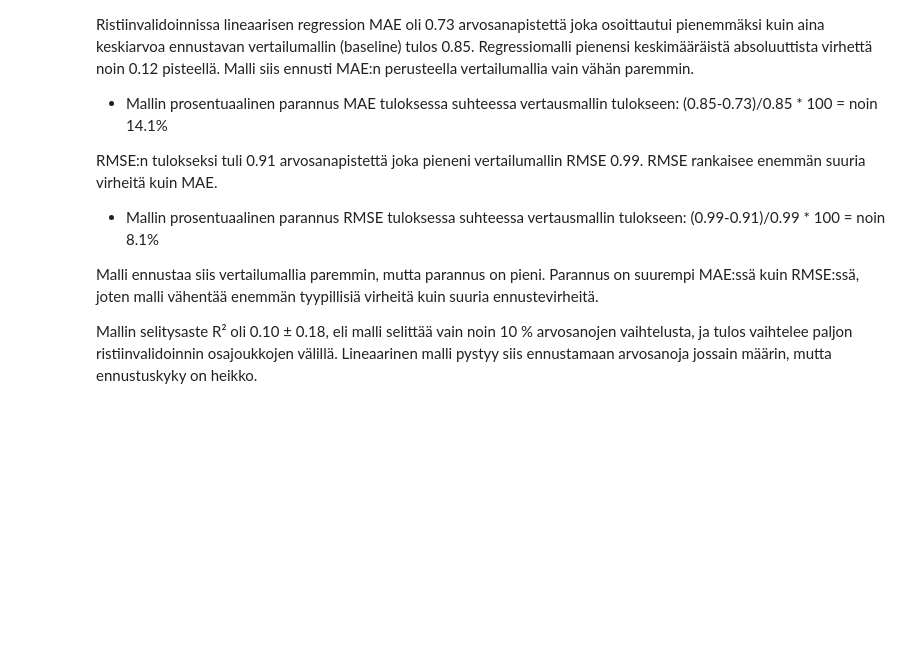
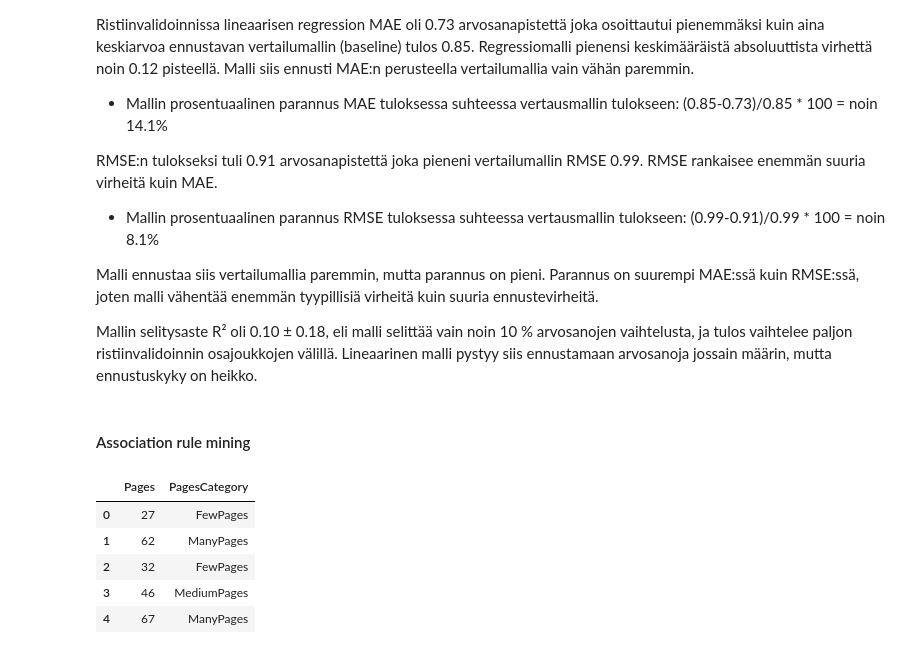
Before and after one commit to Jere-4/MachineLearningProject, a Jupyter notebook: project/thesis_grades.ipynb, the cells around one changed output. Cells and saved outputs as stored; diff of their text form; code cells hidden in the pictures; blank space fills up the shorter version.

Commit message:
Added association rule mining

```diff
--- a/project/thesis_grades.ipynb
+++ b/project/thesis_grades.ipynb
@@ -237,3 +237,19 @@ RMSE:n tulokseksi tuli 0.91 arvosanapistettä joka pieneni vertailumallin RMSE 0
 Malli ennustaa siis vertailumallia paremmin, mutta parannus on pieni. Parannus on suurempi MAE:ssä kuin RMSE:ssä, joten malli vähentää enemmän tyypillisiä virheitä kuin suuria ennustevirheitä.
 
 Mallin selitysaste R² oli 0.10 ± 0.18, eli malli selittää vain noin 10 % arvosanojen vaihtelusta, ja tulos vaihtelee paljon ristiinvalidoinnin osajoukkojen välillä. Lineaarinen malli pystyy siis ennustamaan arvosanoja jossain määrin, mutta ennustuskyky on heikko.
+# %% [markdown]
+#### Association rule mining
+# %%
+df["PagesCategory"] = pd.cut(
+df["Pages"],
+bins=[0,40,60,80,200],
+labels=["FewPages","MediumPages","ManyPages","VeryManyPages"]
+)
+df[["Pages", "PagesCategory"]].head()
+# %% [output]
+|  | Pages | PagesCategory |
+| 0 | 27 | FewPages |
+| 1 | 62 | ManyPages |
+| 2 | 32 | FewPages |
+| 3 | 46 | MediumPages |
+| 4 | 67 | ManyPages |
```
Also changed, not shown: parts of 5 cells of this notebook.
